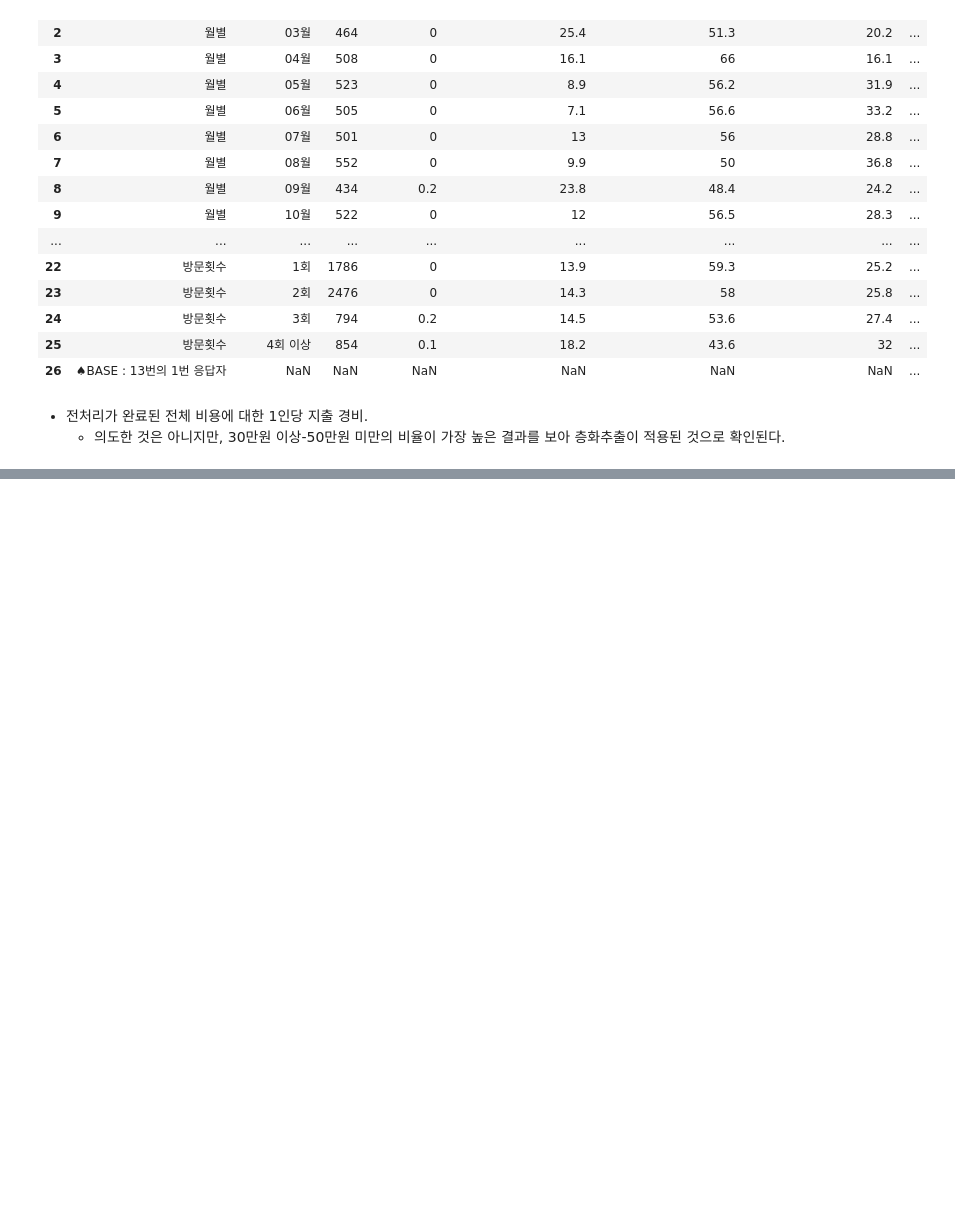
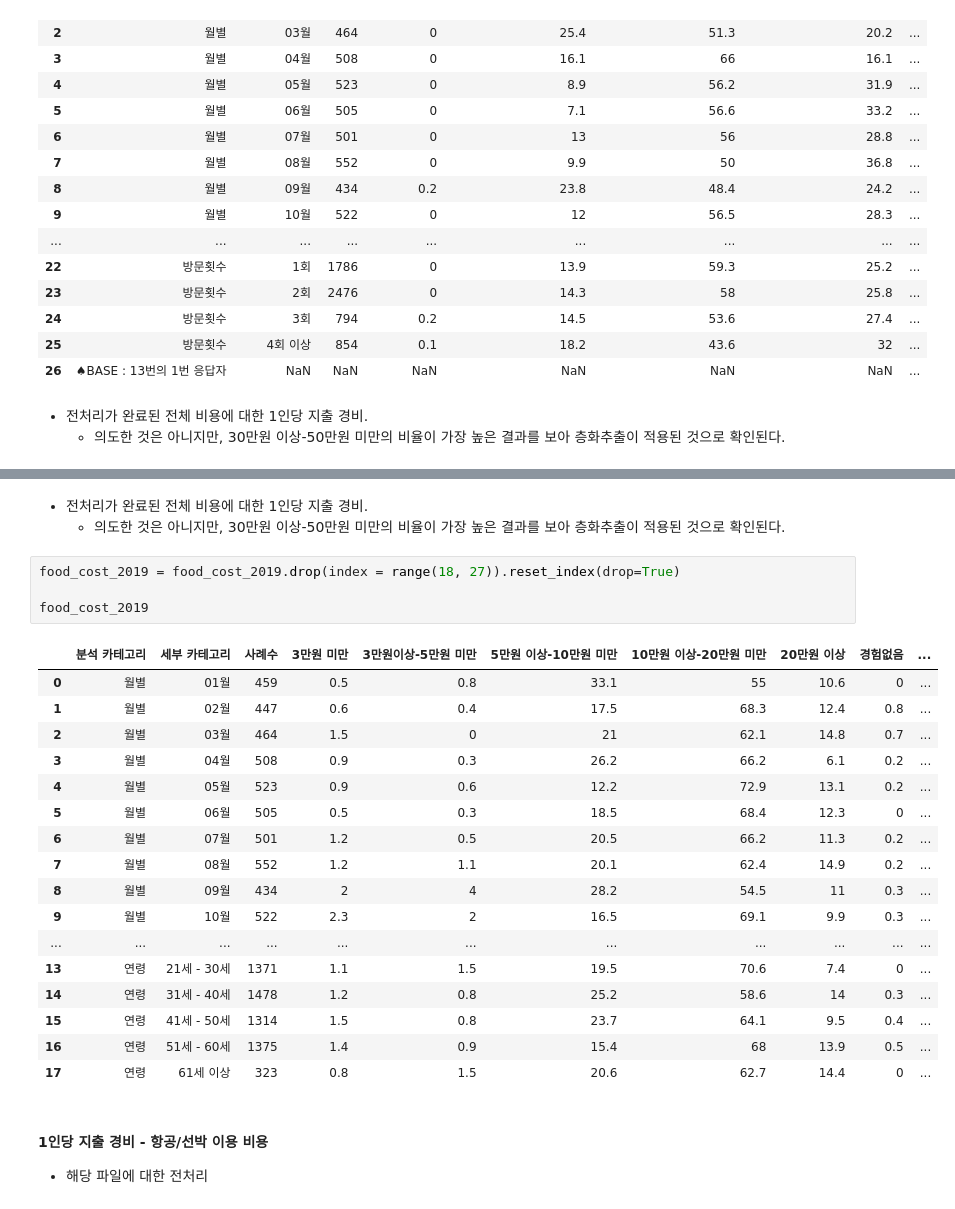
Before and after one commit to HaJeong-K/Jeju_project, a Jupyter notebook: 2019년_데이터_전처리.ipynb, the cells around one changed output, grey strips where cells are left out. Saved outputs shown, nothing was run; the diff lists cells and outputs as text; blank space fills up the shorter version.

```diff
--- a/2019년_데이터_전처리.ipynb
+++ b/2019년_데이터_전처리.ipynb
@@ -363,0 +590,28 @@ total_cost
+# %% [markdown]
+- 전처리가 완료된 전체 비용에 대한 1인당 지출 경비.
+  + 의도한 것은 아니지만, 30만원 이상-50만원 미만의 비율이 가장 높은 결과를 보아 층화추출이 적용된 것으로 확인된다.
+# %%
+food_cost_2019 = food_cost_2019.drop(index = range(18, 27)).reset_index(drop=True)
+
+food_cost_2019
+# %% [output]
+|  | 분석 카테고리 | 세부 카테고리 | 사례수 | 3만원 미만 | 3만원이상-5만원 미만 | 5만원 이상-10만원 미만 | 10만원 이상-20만원 미만 | 20만원 이상 | 경험없음 | ... |
+| 0 | 월별 | 01월 | 459 | 0.5 | 0.8 | 33.1 | 55 | 10.6 | 0 | ... |
+| 1 | 월별 | 02월 | 447 | 0.6 | 0.4 | 17.5 | 68.3 | 12.4 | 0.8 | ... |
+| 2 | 월별 | 03월 | 464 | 1.5 | 0 | 21 | 62.1 | 14.8 | 0.7 | ... |
+| 3 | 월별 | 04월 | 508 | 0.9 | 0.3 | 26.2 | 66.2 | 6.1 | 0.2 | ... |
+| 4 | 월별 | 05월 | 523 | 0.9 | 0.6 | 12.2 | 72.9 | 13.1 | 0.2 | ... |
+| 5 | 월별 | 06월 | 505 | 0.5 | 0.3 | 18.5 | 68.4 | 12.3 | 0 | ... |
+| 6 | 월별 | 07월 | 501 | 1.2 | 0.5 | 20.5 | 66.2 | 11.3 | 0.2 | ... |
+| 7 | 월별 | 08월 | 552 | 1.2 | 1.1 | 20.1 | 62.4 | 14.9 | 0.2 | ... |
+| 8 | 월별 | 09월 | 434 | 2 | 4 | 28.2 | 54.5 | 11 | 0.3 | ... |
+| 9 | 월별 | 10월 | 522 | 2.3 | 2 | 16.5 | 69.1 | 9.9 | 0.3 | ... |
+| ... | ... | ... | ... | ... | ... | ... | ... | ... | ... | ... |
+| 13 | 연령 | 21세 - 30세 | 1371 | 1.1 | 1.5 | 19.5 | 70.6 | 7.4 | 0 | ... |
+| 14 | 연령 | 31세 - 40세 | 1478 | 1.2 | 0.8 | 25.2 | 58.6 | 14 | 0.3 | ... |
+| 15 | 연령 | 41세 - 50세 | 1314 | 1.5 | 0.8 | 23.7 | 64.1 | 9.5 | 0.4 | ... |
+| 16 | 연령 | 51세 - 60세 | 1375 | 1.4 | 0.9 | 15.4 | 68 | 13.9 | 0.5 | ... |
+| 17 | 연령 | 61세 이상 | 323 | 0.8 | 1.5 | 20.6 | 62.7 | 14.4 | 0 | ... |
+# %% [markdown]
+#### 1인당 지출 경비 - 항공/선박 이용 비용
+- 해당 파일에 대한 전처리
```
Also changed, not shown: parts of 43 cells of this notebook.
